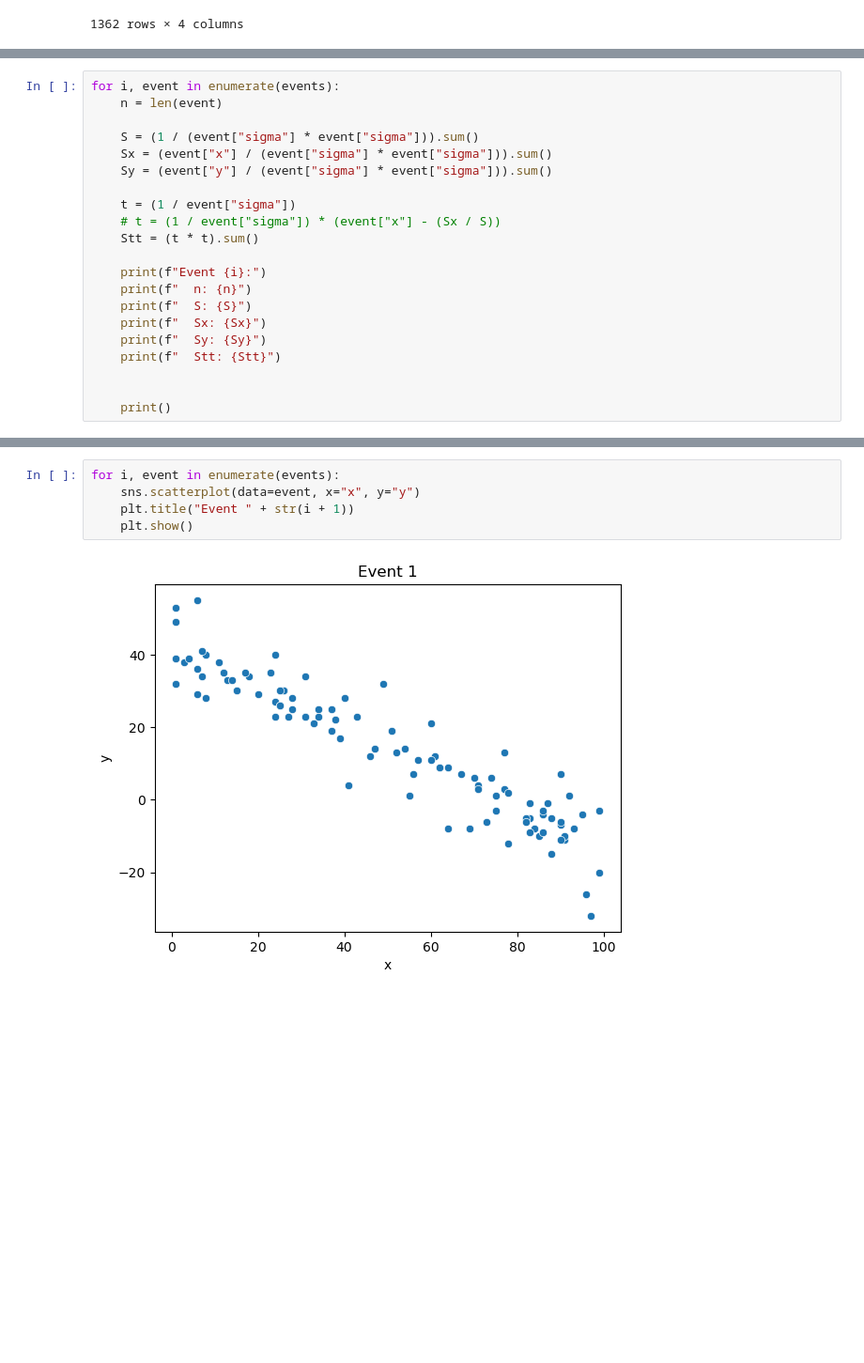
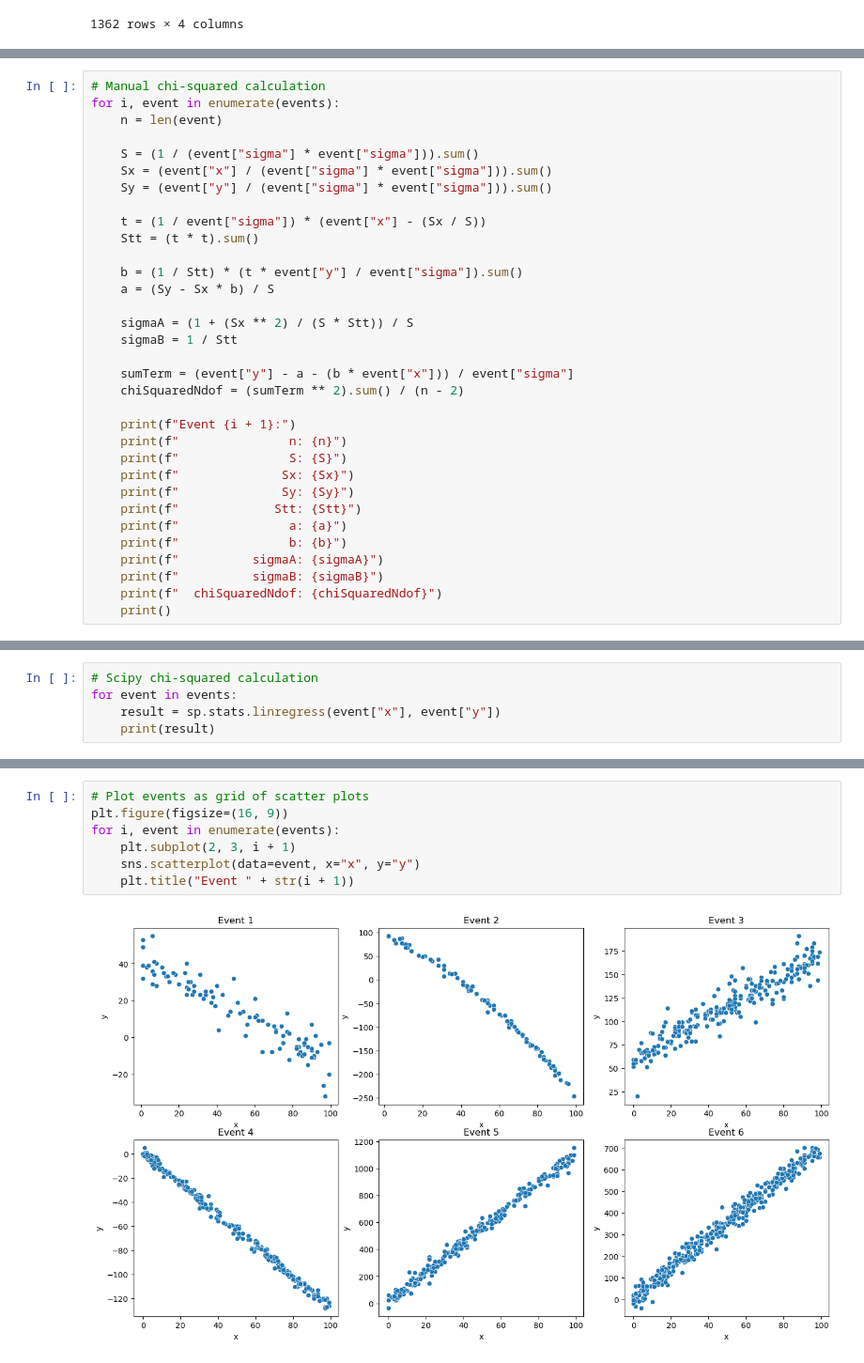
Before and after one commit to ajbyrnes/phy596, a Jupyter notebook: hw1/data.ipynb, the cells around one changed output, grey strips where cells are left out. Shown at 94% size. Drawn from its saved outputs; the diff is of its cells as text; blank space fills up the shorter version.

```diff
--- a/hw1/data.ipynb
+++ b/hw1/data.ipynb
@@ -46,6 +48,7 @@ Event 3: 242 observations
 Event 4: 242 observations
 Event 5: 442 observations
 # %%
+# Manual chi-squared calculation
 for i, event in enumerate(events):
     n = len(event)
 
@@ -53,17 +56,28 @@ for i, event in enumerate(events):
     Sx = (event["x"] / (event["sigma"] * event["sigma"])).sum()
     Sy = (event["y"] / (event["sigma"] * event["sigma"])).sum()
 
-    t = (1 / event["sigma"])
-    # t = (1 / event["sigma"]) * (event["x"] - (Sx / S))
+    t = (1 / event["sigma"]) * (event["x"] - (Sx / S))
     Stt = (t * t).sum()
 
-    print(f"Event {i}:")
-    print(f"  n: {n}")
-    print(f"  S: {S}")
-    print(f"  Sx: {Sx}")
-    print(f"  Sy: {Sy}")
-    print(f"  Stt: {Stt}")
+    b = (1 / Stt) * (t * event["y"] / event["sigma"]).sum()
+    a = (Sy - Sx * b) / S
 
+    sigmaA = (1 + (Sx ** 2) / (S * Stt)) / S
+    sigmaB = 1 / Stt
 
+    sumTerm = (event["y"] - a - (b * event["x"])) / event["sigma"]
+    chiSquaredNdof = (sumTerm ** 2).sum() / (n - 2)
+
+    print(f"Event {i + 1}:")
+    print(f"               n: {n}")
+    print(f"               S: {S}")
+    print(f"              Sx: {Sx}")
+    print(f"              Sy: {Sy}")
+    print(f"             Stt: {Stt}")
+    print(f"               a: {a}")
+    print(f"               b: {b}")
+    print(f"          sigmaA: {sigmaA}")
+    print(f"          sigmaB: {sigmaB}")
+    print(f"  chiSquaredNdof: {chiSquaredNdof}")
     print()
 # %% [output]
@@ -86,0 +101,5 @@ Event 1:
+# %%
+# Scipy chi-squared calculation
+for event in events:
+    result = sp.stats.linregress(event["x"], event["y"])
+    print(result)
@@ -87,7 +113,9 @@ Event 1:
 # %%
+# Plot events as grid of scatter plots
+plt.figure(figsize=(16, 9))
 for i, event in enumerate(events):
+    plt.subplot(2, 3, i + 1)
     sns.scatterplot(data=event, x="x", y="y")
     plt.title("Event " + str(i + 1))
-    plt.show()
 # %% [output]
-[figure, old version]
+[figure, new version]
```
Also changed, not shown: parts of 5 cells of this notebook, 1 other file.
